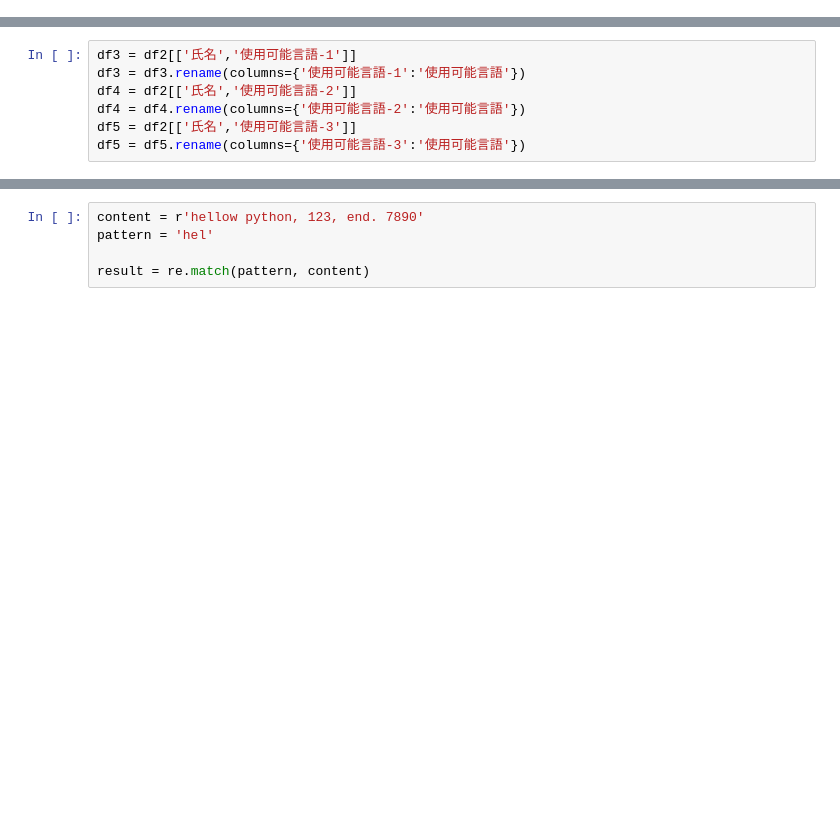
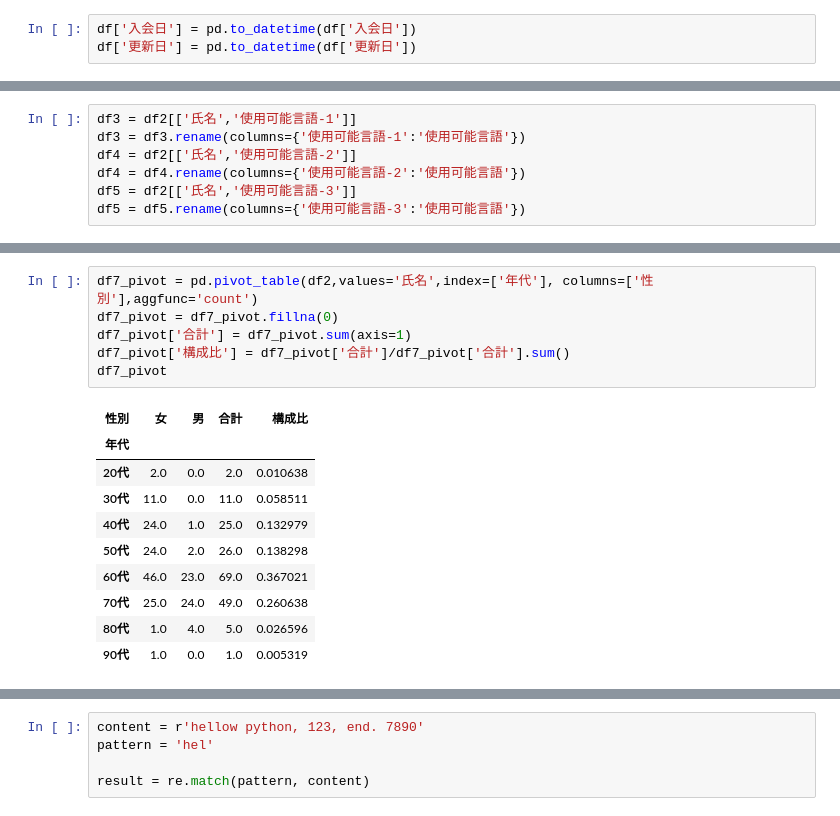
Before and after one commit to HiroshiATakano/GitHub, a Jupyter notebook: 第三章：正規表現.ipynb, the cells around one changed output, grey strips where cells are left out. Drawn from its saved outputs; the diff is of its cells as text; blank space fills up the shorter version.

```diff
--- a/第三章：正規表現.ipynb
+++ b/第三章：正規表現.ipynb
@@ -402,3 +422,6 @@ https://upload.wikimedia.org/wikipedia/commons/a/ae/Flag_of_the_United_Kingdom.s
     return 'その他'
 # %%
 df['区'] = df['住所'].map(ku)
+# %%
+df['入会日'] = pd.to_datetime(df['入会日'])
+df['更新日'] = pd.to_datetime(df['更新日'])
@@ -487,0 +538,17 @@ df6_pivot
+# %%
+df7_pivot = pd.pivot_table(df2,values='氏名',index=['年代'], columns=['性別'],aggfunc='count')
+df7_pivot = df7_pivot.fillna(0)
+df7_pivot['合計'] = df7_pivot.sum(axis=1)
+df7_pivot['構成比'] = df7_pivot['合計']/df7_pivot['合計'].sum()
+df7_pivot
+# %% [output]
+| 性別 | 女 | 男 | 合計 | 構成比 |
+| 年代 |  |  |  |  |
+| 20代 | 2.0 | 0.0 | 2.0 | 0.010638 |
+| 30代 | 11.0 | 0.0 | 11.0 | 0.058511 |
+| 40代 | 24.0 | 1.0 | 25.0 | 0.132979 |
+| 50代 | 24.0 | 2.0 | 26.0 | 0.138298 |
+| 60代 | 46.0 | 23.0 | 69.0 | 0.367021 |
+| 70代 | 25.0 | 24.0 | 49.0 | 0.260638 |
+| 80代 | 1.0 | 4.0 | 5.0 | 0.026596 |
+| 90代 | 1.0 | 0.0 | 1.0 | 0.005319 |
```
Also changed, not shown: parts of 26 cells of this notebook.
